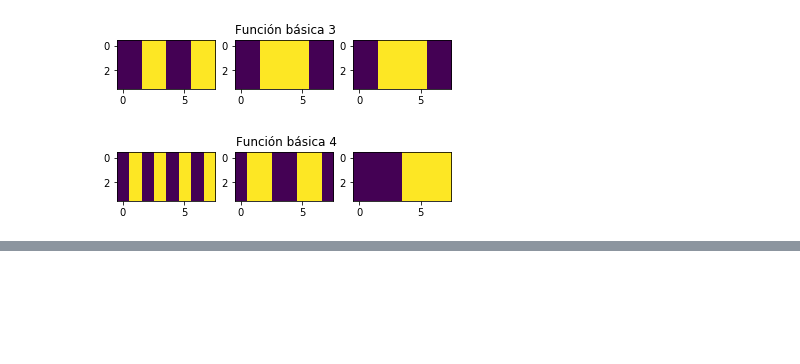
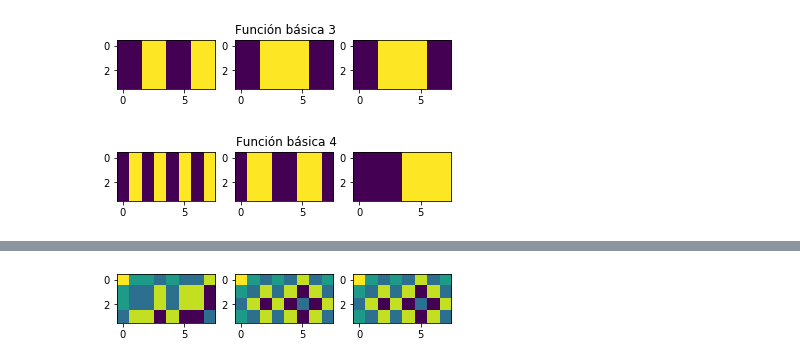
Before and after one commit to celrm/tfg, a Jupyter notebook: Python/weight_patterns.ipynb, the cells around one changed output, grey strips where cells are left out. Saved outputs shown, nothing was run; the diff lists cells and outputs as text; code cells hidden in the pictures; blank space fills up the shorter version.

```diff
--- a/Python/weight_patterns.ipynb
+++ b/Python/weight_patterns.ipynb
@@ -451,0 +484,5 @@ plot_3_karnaugh(df.iloc[193])
+# %%
+plot_3_karnaugh(ns[26])
+plot_3_karnaugh(df.iloc[26])
+# %% [output]
+[figure, added]
```
Also changed, not shown: parts of 18 cells of this notebook, 37 other files.
